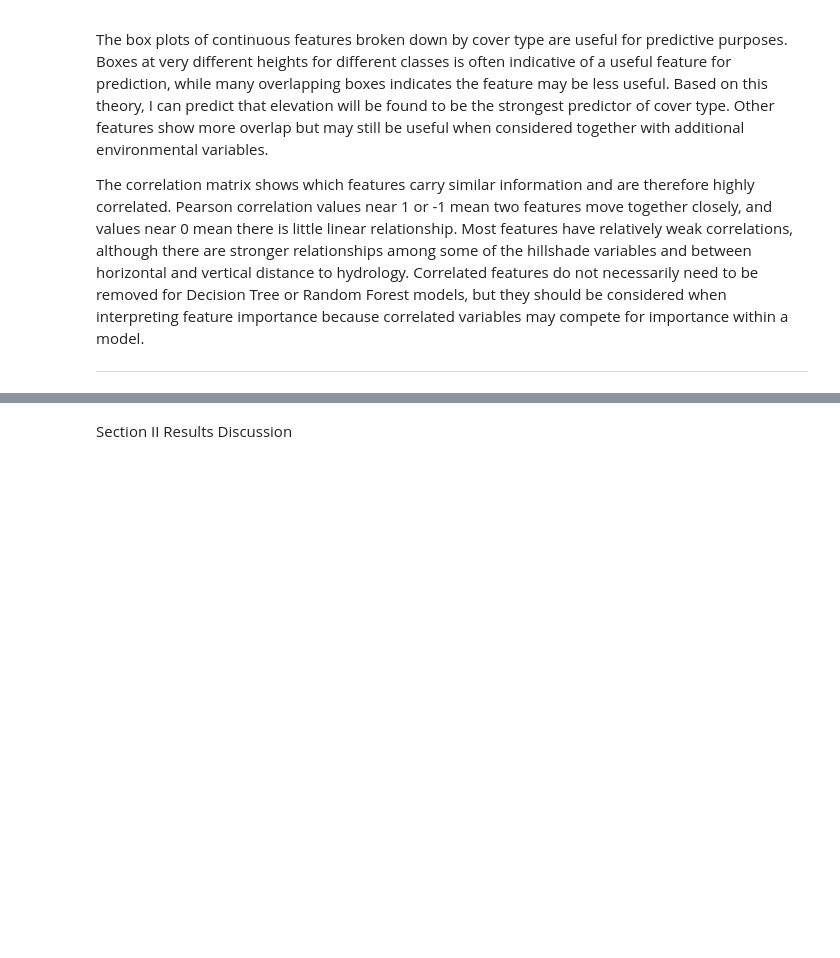
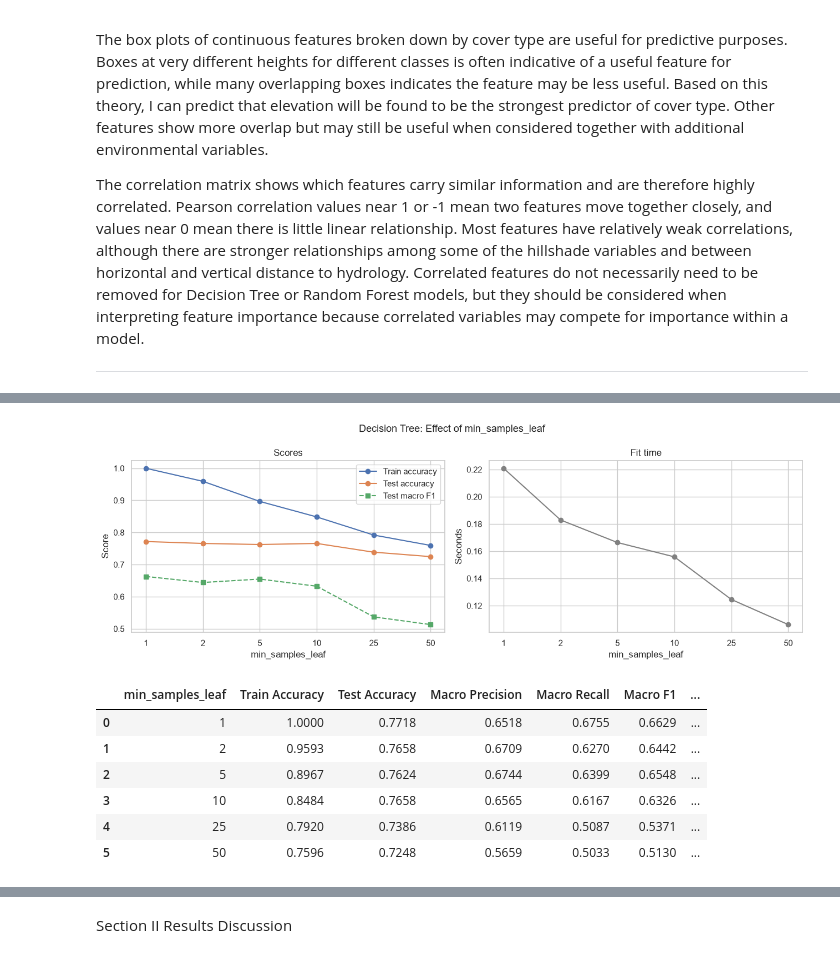
Before and after one commit to sgillihan/CSPB4622_Project1_Forest_Cover, a Jupyter notebook: Forest_Cover_Prediction_SGillihan.ipynb, the cells around one changed output, grey strips where cells are left out. Saved outputs shown, nothing was run; the diff lists cells and outputs as text; code cells hidden in the pictures; blank space fills up the shorter version.

```diff
--- a/Forest_Cover_Prediction_SGillihan.ipynb
+++ b/Forest_Cover_Prediction_SGillihan.ipynb
@@ -433,0 +635,22 @@ II A: Decision Tree (DT)
+# %%
+# Decision Tree sweep 2: min_samples_leaf
+# vary min_samples_leaf to see how it affects overfitting and underfitting
+dt_leaf_values = [1, 2, 5, 10, 25, 50]
+
+dt_leaf_sweep = run_sweep(
+    lambda n: DecisionTreeClassifier(min_samples_leaf=n, random_state=RANDOM_STATE),
+    "min_samples_leaf",
+    dt_leaf_values,
+)
+
+plot_sweep(dt_leaf_sweep, "min_samples_leaf", "Decision Tree: Effect of min_samples_leaf")
+dt_leaf_sweep.round(4)
+# %% [output]
+[figure, added]
+|  | min_samples_leaf | Train Accuracy | Test Accuracy | Macro Precision | Macro Recall | Macro F1 | ... |
+| 0 | 1 | 1.0000 | 0.7718 | 0.6518 | 0.6755 | 0.6629 | ... |
+| 1 | 2 | 0.9593 | 0.7658 | 0.6709 | 0.6270 | 0.6442 | ... |
+| 2 | 5 | 0.8967 | 0.7624 | 0.6744 | 0.6399 | 0.6548 | ... |
+| 3 | 10 | 0.8484 | 0.7658 | 0.6565 | 0.6167 | 0.6326 | ... |
+| 4 | 25 | 0.7920 | 0.7386 | 0.6119 | 0.5087 | 0.5371 | ... |
+| 5 | 50 | 0.7596 | 0.7248 | 0.5659 | 0.5033 | 0.5130 | ... |
```
Also changed, not shown: parts of 21 cells of this notebook.
